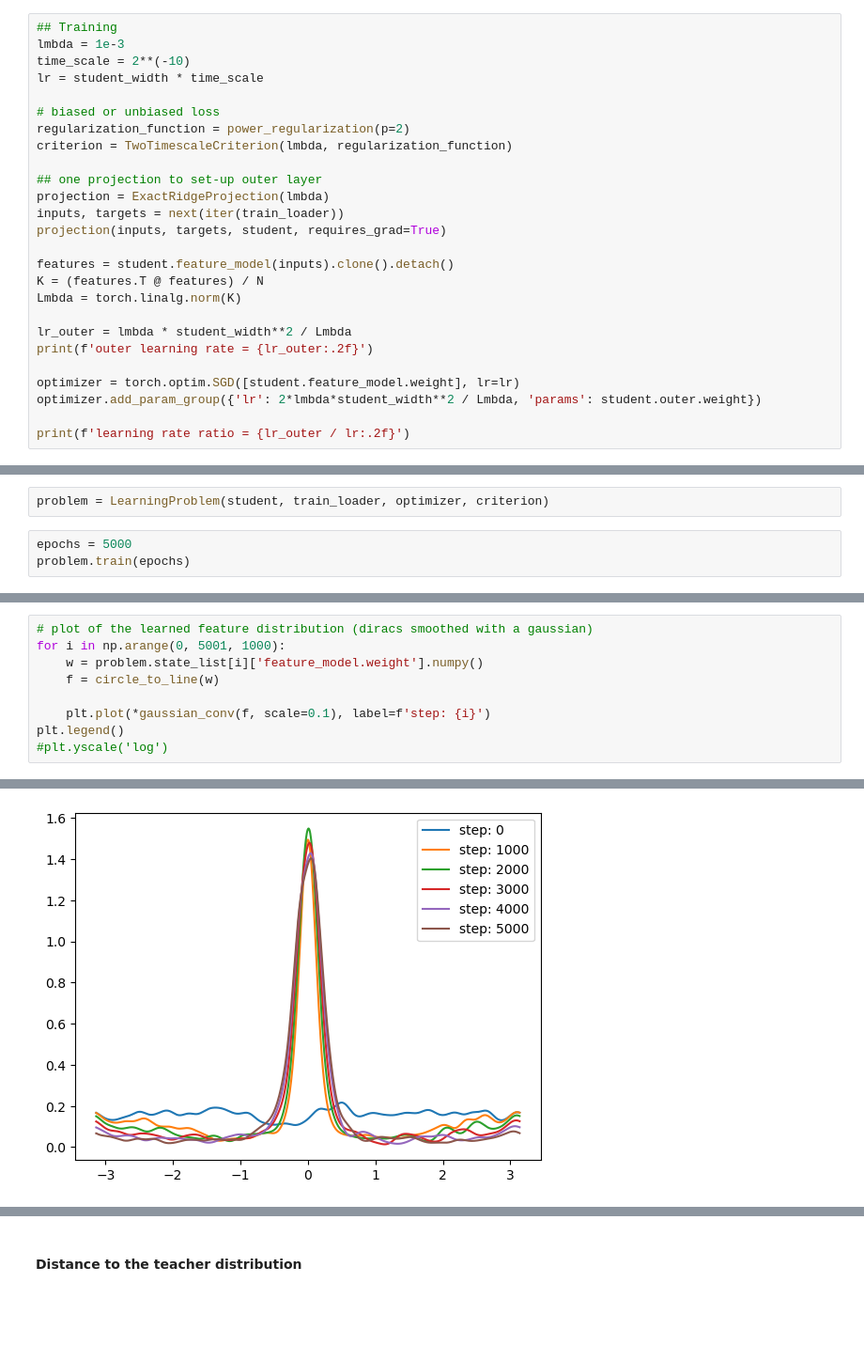
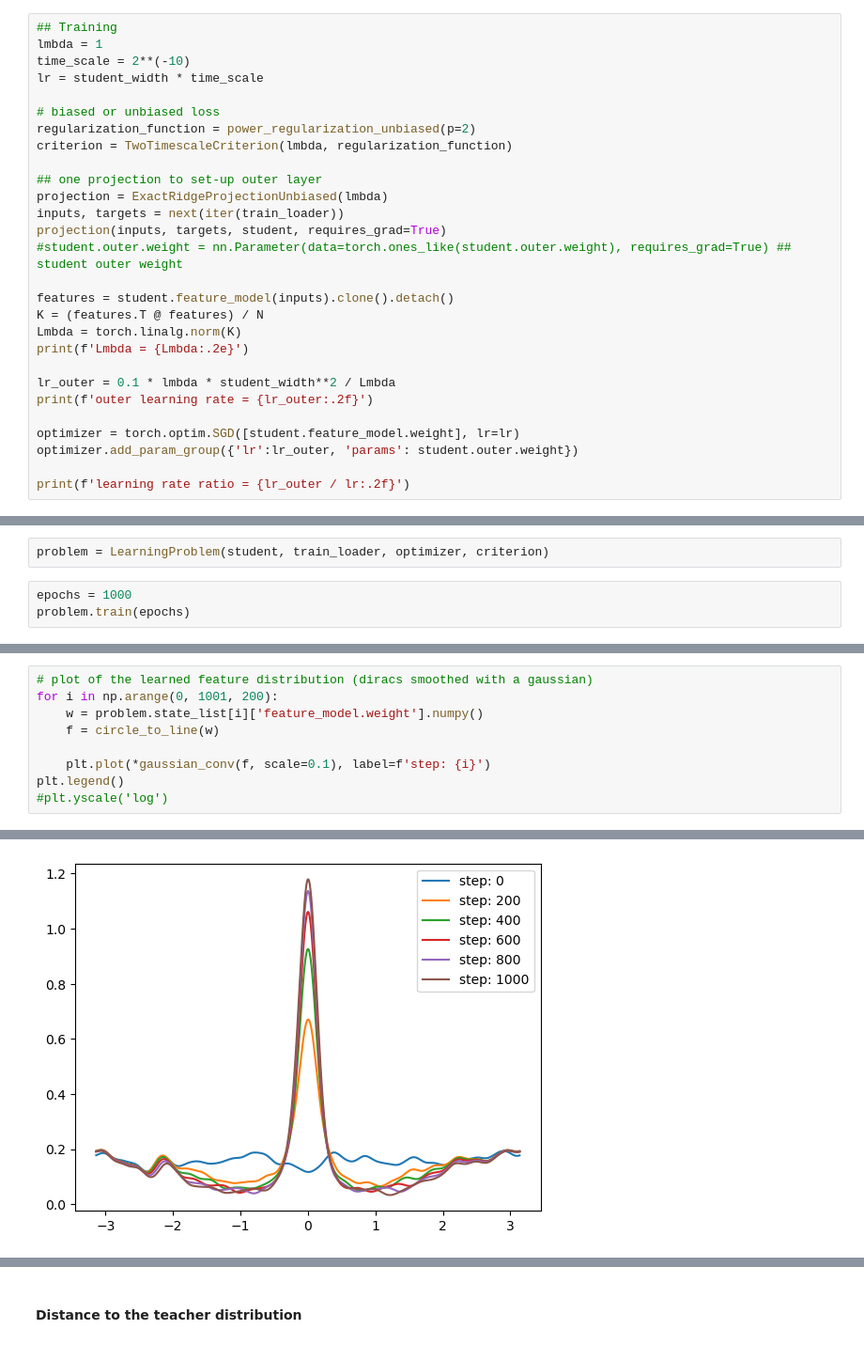
Before and after one commit to rbarboni/VarPro, a Jupyter notebook: 2TS_ReLU_1d/Experiment.ipynb, the cells around one changed output, grey strips where cells are left out. Shown at 94% size. Cells and saved outputs as stored; diff of their text form; blank space fills up the shorter version.

```diff
--- a/2TS_ReLU_1d/Experiment.ipynb
+++ b/2TS_ReLU_1d/Experiment.ipynb
@@ -75,28 +75,30 @@ student.feature_model.weight = nn.Parameter(data=init.clone().detach(), requires
 student.clipper(student)
 # %%
 ## Training
-lmbda = 1e-3
+lmbda = 1
 time_scale = 2**(-10)
 lr = student_width * time_scale
 
 # biased or unbiased loss
-regularization_function = power_regularization(p=2)
+regularization_function = power_regularization_unbiased(p=2)
 criterion = TwoTimescaleCriterion(lmbda, regularization_function)
 
 ## one projection to set-up outer layer
-projection = ExactRidgeProjection(lmbda)
+projection = ExactRidgeProjectionUnbiased(lmbda)
 inputs, targets = next(iter(train_loader))
 projection(inputs, targets, student, requires_grad=True)
+#student.outer.weight = nn.Parameter(data=torch.ones_like(student.outer.weight), requires_grad=True) ## student outer weight
 
 features = student.feature_model(inputs).clone().detach()
 K = (features.T @ features) / N
 Lmbda = torch.linalg.norm(K)
+print(f'Lmbda = {Lmbda:.2e}')
 
-lr_outer = lmbda * student_width**2 / Lmbda
+lr_outer = 0.1 * lmbda * student_width**2 / Lmbda
 print(f'outer learning rate = {lr_outer:.2f}')
 
 optimizer = torch.optim.SGD([student.feature_model.weight], lr=lr)
-optimizer.add_param_group({'lr': 2*lmbda*student_width**2 / Lmbda, 'params': student.outer.weight})
+optimizer.add_param_group({'lr':lr_outer, 'params': student.outer.weight})
 
 print(f'learning rate ratio = {lr_outer / lr:.2f}')
 # %% [output]
@@ -105,5 +108,5 @@ learning rate ratio = 3.44
 # %%
 problem = LearningProblem(student, train_loader, optimizer, criterion)
 # %%
-epochs = 5000
+epochs = 1000
 problem.train(epochs)
@@ -123,14 +120,14 @@ plt.xscale('log')
 # %%
 # plot of the learned feature distribution (diracs smoothed with a gaussian)
-for i in np.arange(0, 5001, 1000):
+for i in np.arange(0, 1001, 200):
     w = problem.state_list[i]['feature_model.weight'].numpy()
     f = circle_to_line(w)
 
     plt.plot(*gaussian_conv(f, scale=0.1), label=f'step: {i}')
 plt.legend()
 #plt.yscale('log')
 # %% [output]
 <matplotlib.legend.Legend at 0x...>
-[figure, old version]
+[figure, new version]
 # %%
 # plot of the outer layer weight (to check if positive and smooth)
```
Also changed, not shown: parts of 10 cells of this notebook, 4 other files.
